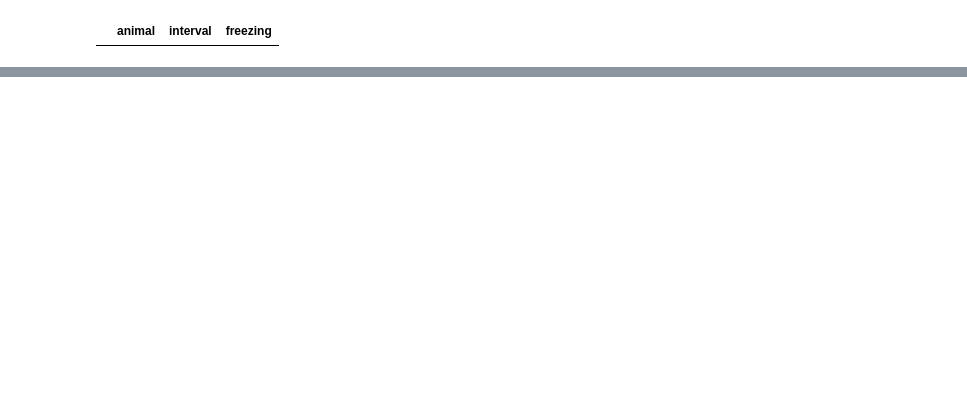
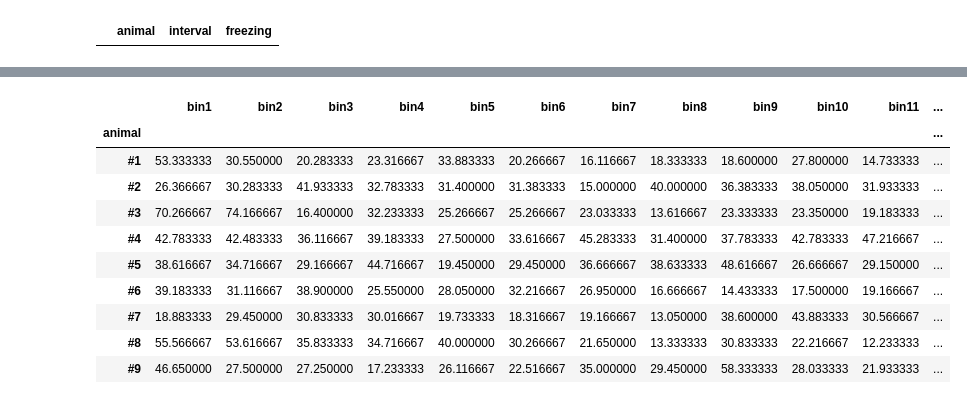
Before and after one commit to m11o/lablib-notebook, a Jupyter notebook: notebooks/fluorine/view_freezing_rate_for_60min_n8.ipynb, the cells around one changed output, grey strips where cells are left out. Drawn from its saved outputs; the diff is of its cells as text; code cells hidden in the pictures; blank space fills up the shorter version.

```diff
--- a/notebooks/fluorine/view_freezing_rate_for_60min_n8.ipynb
+++ b/notebooks/fluorine/view_freezing_rate_for_60min_n8.ipynb
@@ -150,0 +154,15 @@ plt.show()
+# %%
+ext_no_df = pd.read_csv('./resources/extinction/60min_x1_noRET_extinction_result.csv', header=[0], index_col=[0])
+ext_no_df
+# %% [output]
+|  | bin1 | bin2 | bin3 | bin4 | bin5 | bin6 | bin7 | bin8 | bin9 | bin10 | bin11 | ... |
+| animal |  |  |  |  |  |  |  |  |  |  |  | ... |
+| #1 | 53.333333 | 30.550000 | 20.283333 | 23.316667 | 33.883333 | 20.266667 | 16.116667 | 18.333333 | 18.600000 | 27.800000 | 14.733333 | ... |
+| #2 | 26.366667 | 30.283333 | 41.933333 | 32.783333 | 31.400000 | 31.383333 | 15.000000 | 40.000000 | 36.383333 | 38.050000 | 31.933333 | ... |
+| #3 | 70.266667 | 74.166667 | 16.400000 | 32.233333 | 25.266667 | 25.266667 | 23.033333 | 13.616667 | 23.333333 | 23.350000 | 19.183333 | ... |
+| #4 | 42.783333 | 42.483333 | 36.116667 | 39.183333 | 27.500000 | 33.616667 | 45.283333 | 31.400000 | 37.783333 | 42.783333 | 47.216667 | ... |
+| #5 | 38.616667 | 34.716667 | 29.166667 | 44.716667 | 19.450000 | 29.450000 | 36.666667 | 38.633333 | 48.616667 | 26.666667 | 29.150000 | ... |
+| #6 | 39.183333 | 31.116667 | 38.900000 | 25.550000 | 28.050000 | 32.216667 | 26.950000 | 16.666667 | 14.433333 | 17.500000 | 19.166667 | ... |
+| #7 | 18.883333 | 29.450000 | 30.833333 | 30.016667 | 19.733333 | 18.316667 | 19.166667 | 13.050000 | 38.600000 | 43.883333 | 30.566667 | ... |
+| #8 | 55.566667 | 53.616667 | 35.833333 | 34.716667 | 40.000000 | 30.266667 | 21.650000 | 13.333333 | 30.833333 | 22.216667 | 12.233333 | ... |
+| #9 | 46.650000 | 27.500000 | 27.250000 | 17.233333 | 26.116667 | 22.516667 | 35.000000 | 29.450000 | 58.333333 | 28.033333 | 21.933333 | ... |
```
Also changed, not shown: parts of 11 cells of this notebook, 3 other files.
